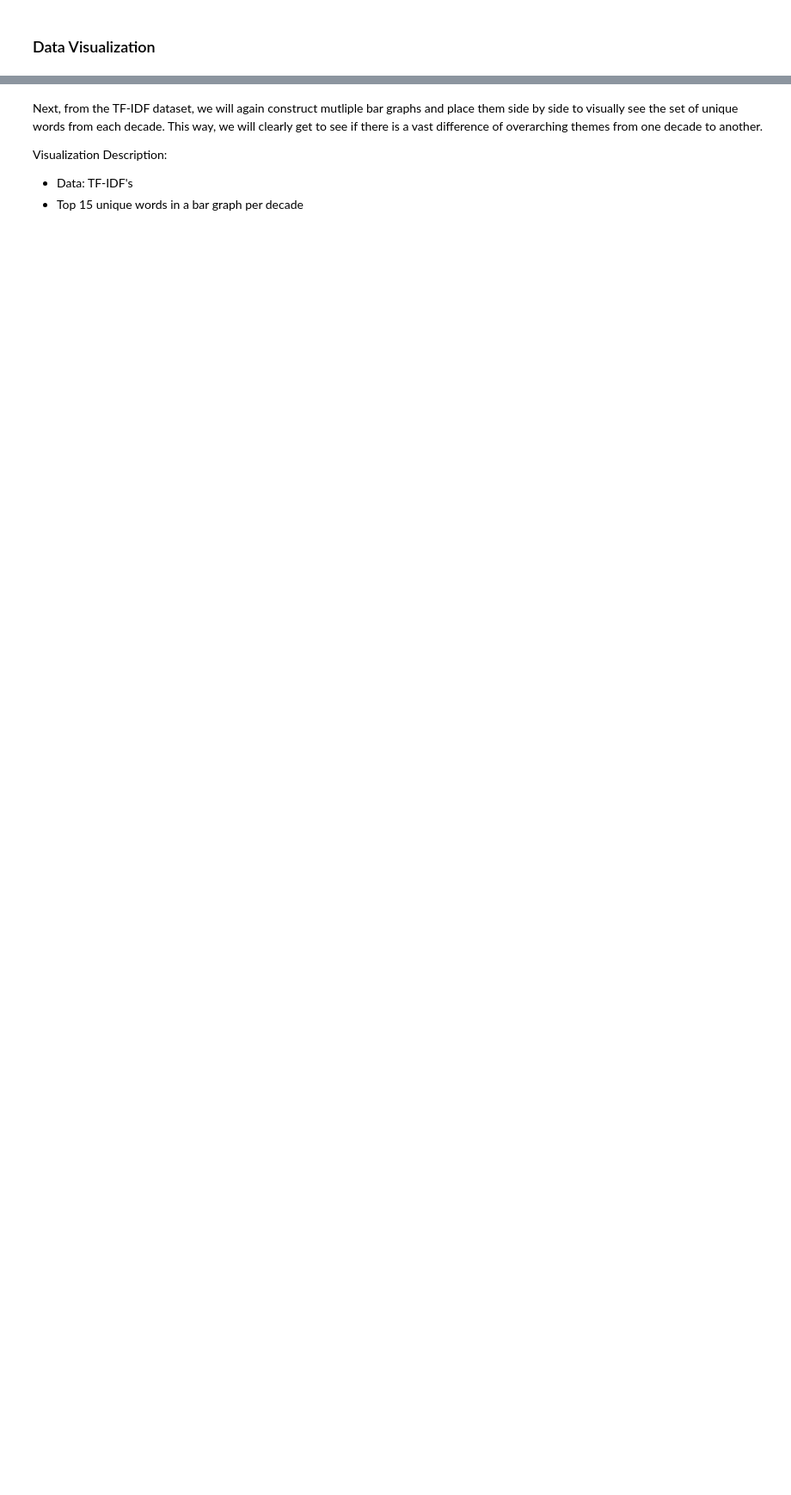
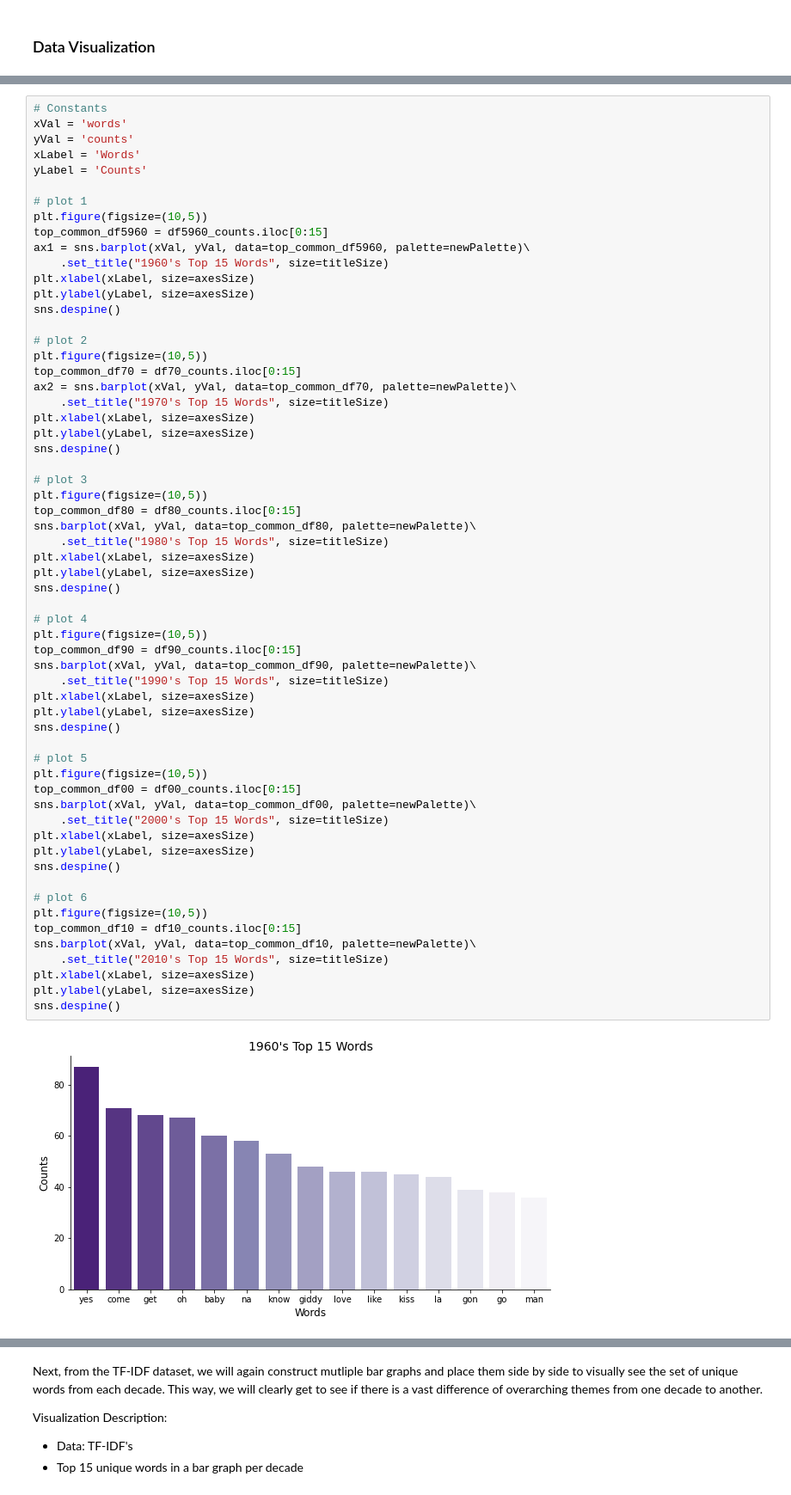
Before and after one commit to drewli815/Evolution-of-Rap, a Jupyter notebook: notebooks/FinalProposal.ipynb, the cells around one changed output, grey strips where cells are left out. Shown at 86% size. Saved outputs shown, nothing was run; the diff lists cells and outputs as text; blank space fills up the shorter version.

```diff
--- a/notebooks/FinalProposal.ipynb
+++ b/notebooks/FinalProposal.ipynb
@@ -786,0 +888,62 @@ NameError: name 'pd' is not defined
+# %%
+# Constants
+xVal = 'words'
+yVal = 'counts'
+xLabel = 'Words'
+yLabel = 'Counts'
+
+# plot 1
+plt.figure(figsize=(10,5))
+top_common_df5960 = df5960_counts.iloc[0:15]
+ax1 = sns.barplot(xVal, yVal, data=top_common_df5960, palette=newPalette)\
+    .set_title("1960's Top 15 Words", size=titleSize)
+plt.xlabel(xLabel, size=axesSize)
+plt.ylabel(yLabel, size=axesSize)
+sns.despine()
+
+# plot 2
+plt.figure(figsize=(10,5))
+top_common_df70 = df70_counts.iloc[0:15]
+ax2 = sns.barplot(xVal, yVal, data=top_common_df70, palette=newPalette)\
+    .set_title("1970's Top 15 Words", size=titleSize)
+plt.xlabel(xLabel, size=axesSize)
+plt.ylabel(yLabel, size=axesSize)
+sns.despine()
+
+# plot 3
+plt.figure(figsize=(10,5))
+top_common_df80 = df80_counts.iloc[0:15]
+sns.barplot(xVal, yVal, data=top_common_df80, palette=newPalette)\
+    .set_title("1980's Top 15 Words", size=titleSize)
+plt.xlabel(xLabel, size=axesSize)
+plt.ylabel(yLabel, size=axesSize)
+sns.despine()
+
+# plot 4
+plt.figure(figsize=(10,5))
+top_common_df90 = df90_counts.iloc[0:15]
+sns.barplot(xVal, yVal, data=top_common_df90, palette=newPalette)\
+    .set_title("1990's Top 15 Words", size=titleSize)
+plt.xlabel(xLabel, size=axesSize)
+plt.ylabel(yLabel, size=axesSize)
+sns.despine()
+
+# plot 5
+plt.figure(figsize=(10,5))
+top_common_df00 = df00_counts.iloc[0:15]
+sns.barplot(xVal, yVal, data=top_common_df00, palette=newPalette)\
+    .set_title("2000's Top 15 Words", size=titleSize)
+plt.xlabel(xLabel, size=axesSize)
+plt.ylabel(yLabel, size=axesSize)
+sns.despine()
+
+# plot 6
+plt.figure(figsize=(10,5))
+top_common_df10 = df10_counts.iloc[0:15]
+sns.barplot(xVal, yVal, data=top_common_df10, palette=newPalette)\
+    .set_title("2010's Top 15 Words", size=titleSize)
+plt.xlabel(xLabel, size=axesSize)
+plt.ylabel(yLabel, size=axesSize)
+sns.despine()
+# %% [output]
+[figure, added]
```
Also changed, not shown: parts of 44 cells of this notebook.
